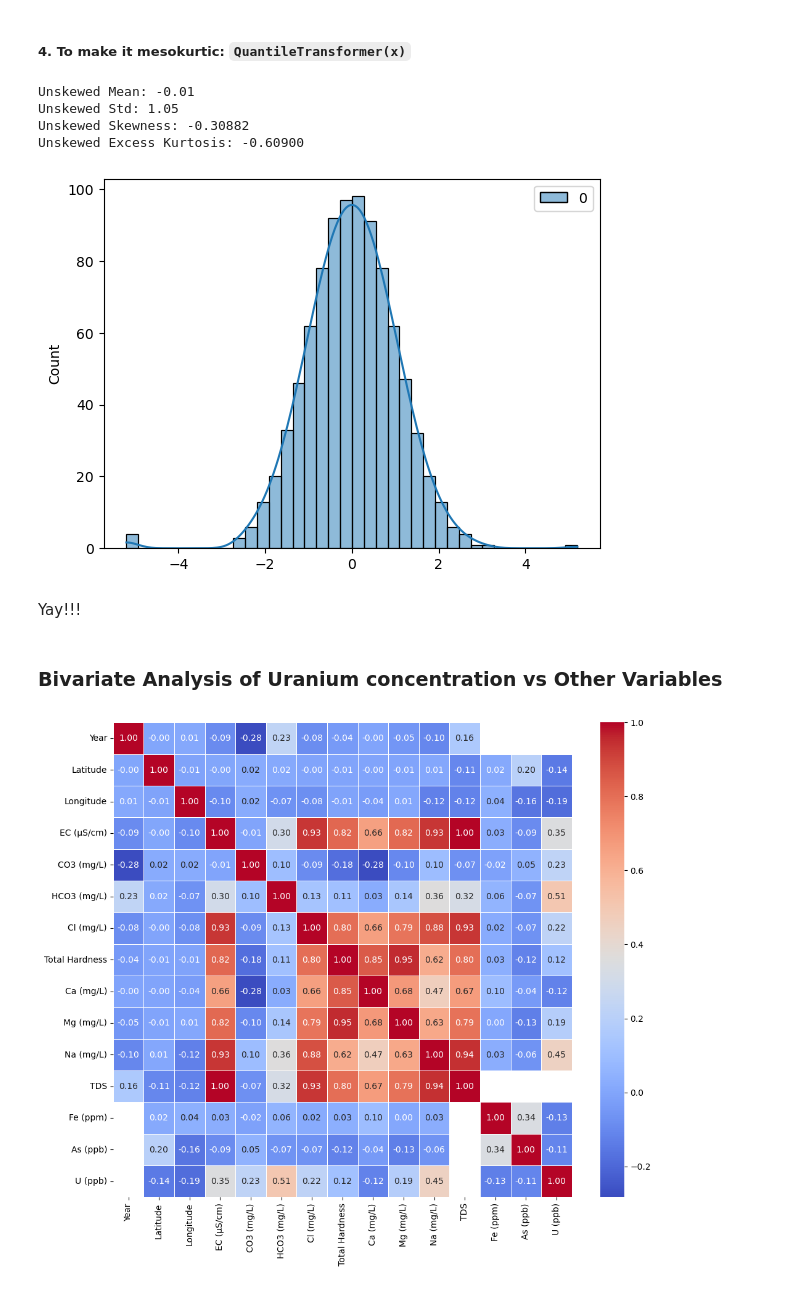
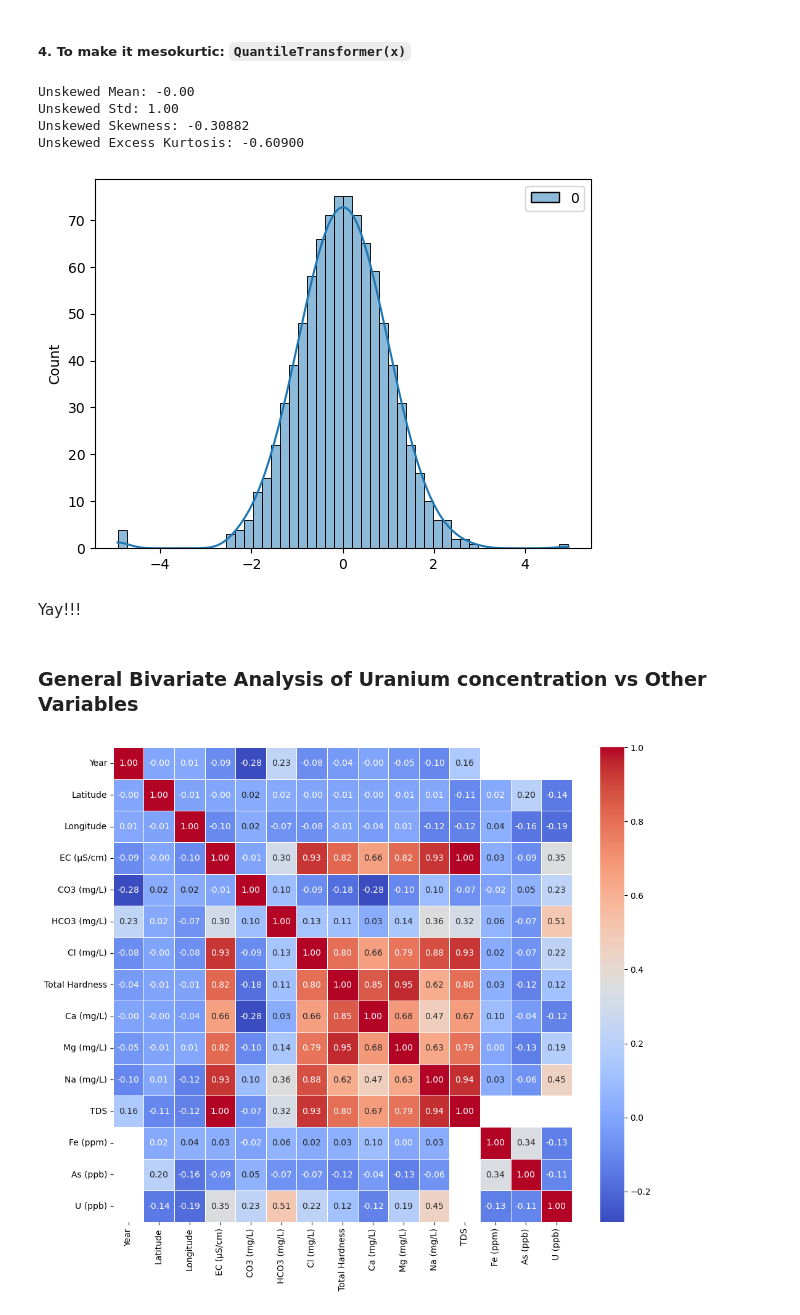
Before and after one commit to ikabrain/uranium-punjab-analysis, a Jupyter notebook: micro-study-2/relation.ipynb, the cells around one changed output. Cells and saved outputs as stored; diff of their text form; code cells hidden in the pictures.

Commit message:
Added standardisation of Quantile-normalised U (ppb)
Ensures that Mean & Std are appropriate, and nout round by floating-point arithmetic artifacts.

```diff
--- a/micro-study-2/relation.ipynb
+++ b/micro-study-2/relation.ipynb
@@ -184,25 +184,33 @@ Unskewed Excess Kurtosis: -2.71444
 # %%
 # Quantile Transformation
 
+from sklearn.preprocessing import QuantileTransformer
+from sklearn.preprocessing import StandardScaler
+
 qt = QuantileTransformer(output_distribution="normal", n_quantiles=df["U (ppb)"].dropna().shape[0])
 qt_data = qt.fit_transform(df[["U (ppb)"]].dropna().values.reshape(-1, 1))
-print(f"Unskewed Mean: {qt_data.mean():.2f}")
-print(f"Unskewed Std: {qt_data.std():.2f}")
-print(f"Unskewed Skewness: {skew(qt_data)[0]:.5f}")
-print(f"Unskewed Excess Kurtosis: {kurtosis(qt_data)[0] - 3:.5f}")
 
-sns.histplot(qt_data, kde=True)
+# Further standardizing mean & std from Normal to Std. Normal
+sc = StandardScaler()
+new_sc_data = sc.fit_transform(qt_data)
+
+print(f"Unskewed Mean: {new_sc_data.mean():.2f}")
+print(f"Unskewed Std: {new_sc_data.std():.2f}")
+print(f"Unskewed Skewness: {skew(new_sc_data)[0]:.5f}")
+print(f"Unskewed Excess Kurtosis: {kurtosis(new_sc_data)[0] - 3:.5f}")
+
+sns.histplot(new_sc_data, kde=True, bins=50)
 plt.show()
 # %% [output]
-Unskewed Mean: -0.01
-Unskewed Std: 1.05
+Unskewed Mean: -0.00
+Unskewed Std: 1.00
 Unskewed Skewness: -0.30882
 Unskewed Excess Kurtosis: -0.60900
-[figure, old version]
+[figure, new version]
 # %% [markdown]
 Yay!!!
 # %% [markdown]
-### Bivariate Analysis of Uranium concentration vs Other Variables
+### General Bivariate Analysis of Uranium concentration vs Other Variables
 # %%
 plt.figure(figsize=(12, 10))
 sns.heatmap(df.select_dtypes(include=[np.number]).corr(), cmap="coolwarm", annot=True, fmt=".2f", linewidths=0.5)
```
Also changed, not shown: parts of 5 cells of this notebook.
